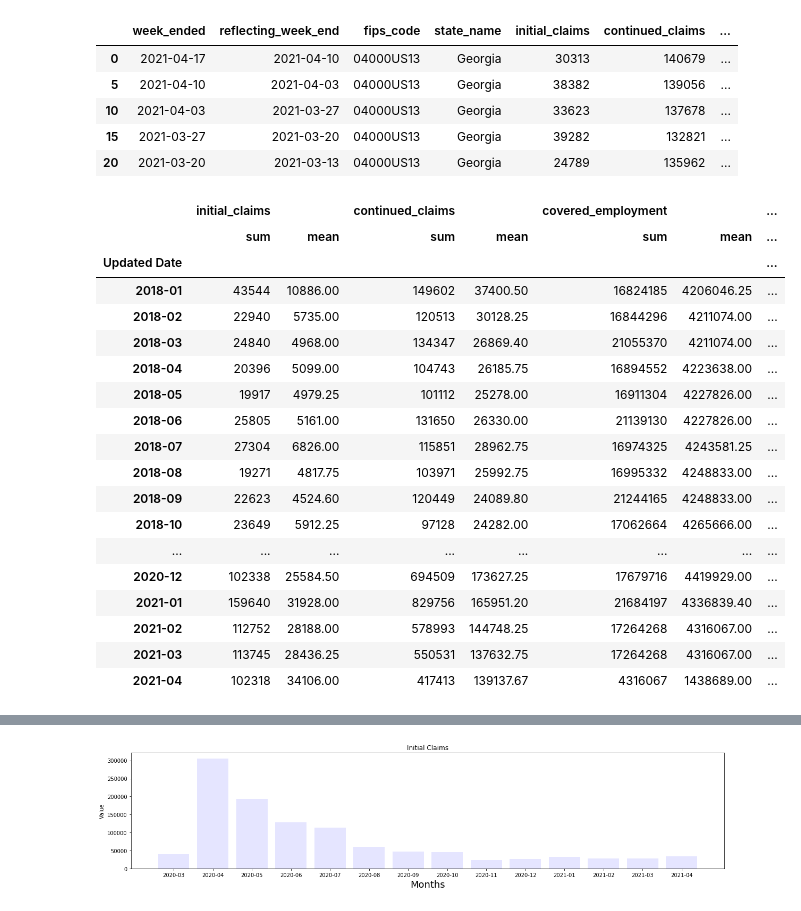
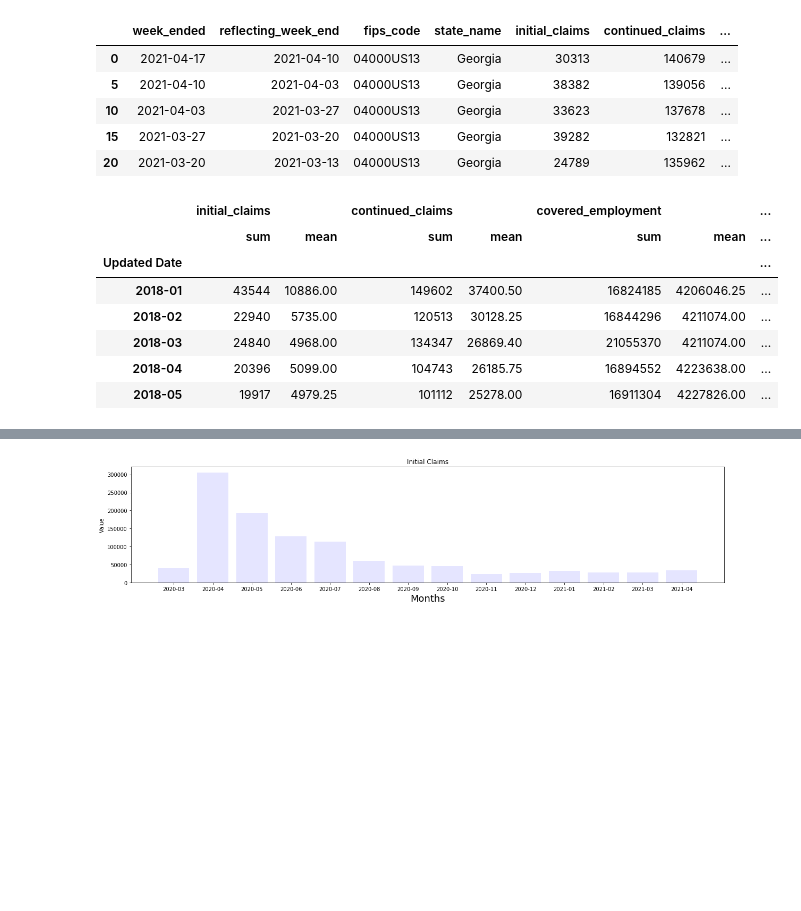
Before and after one commit to iyesogie/Covid-19-VS-The-Housing-Market, a Jupyter notebook: Project 1 final/Project 1.Final.ipynb, the cells around one changed output, grey strips where cells are left out. Cells and saved outputs as stored; diff of their text form; code cells hidden in the pictures; blank space fills up the shorter version.

```diff
--- a/Project 1 final/Project 1.Final.ipynb
+++ b/Project 1 final/Project 1.Final.ipynb
@@ -370,27 +369,16 @@ gunempd.head()
 # %%
 gdate = gunempd.groupby('Updated Date')
 unemply = round(gdate.agg(['sum', 'mean']),2)
-unemply
+unemply.head()
 # %% [output]
 |  | initial_claims |  | continued_claims |  | covered_employment |  | ... |
 |  | sum | mean | sum | mean | sum | mean | ... |
 | Updated Date |  |  |  |  |  |  | ... |
 | 2018-01 | 43544 | 10886.00 | 149602 | 37400.50 | 16824185 | 4206046.25 | ... |
 | 2018-02 | 22940 | 5735.00 | 120513 | 30128.25 | 16844296 | 4211074.00 | ... |
 | 2018-03 | 24840 | 4968.00 | 134347 | 26869.40 | 21055370 | 4211074.00 | ... |
 | 2018-04 | 20396 | 5099.00 | 104743 | 26185.75 | 16894552 | 4223638.00 | ... |
 | 2018-05 | 19917 | 4979.25 | 101112 | 25278.00 | 16911304 | 4227826.00 | ... |
-| 2018-06 | 25805 | 5161.00 | 131650 | 26330.00 | 21139130 | 4227826.00 | ... |
-| 2018-07 | 27304 | 6826.00 | 115851 | 28962.75 | 16974325 | 4243581.25 | ... |
-| 2018-08 | 19271 | 4817.75 | 103971 | 25992.75 | 16995332 | 4248833.00 | ... |
-| 2018-09 | 22623 | 4524.60 | 120449 | 24089.80 | 21244165 | 4248833.00 | ... |
-| 2018-10 | 23649 | 5912.25 | 97128 | 24282.00 | 17062664 | 4265666.00 | ... |
-| ... | ... | ... | ... | ... | ... | ... | ... |
-| 2020-12 | 102338 | 25584.50 | 694509 | 173627.25 | 17679716 | 4419929.00 | ... |
-| 2021-01 | 159640 | 31928.00 | 829756 | 165951.20 | 21684197 | 4336839.40 | ... |
-| 2021-02 | 112752 | 28188.00 | 578993 | 144748.25 | 17264268 | 4316067.00 | ... |
-| 2021-03 | 113745 | 28436.25 | 550531 | 137632.75 | 17264268 | 4316067.00 | ... |
-| 2021-04 | 102318 | 34106.00 | 417413 | 139137.67 | 4316067 | 1438689.00 | ... |
 # %%
 unemp = unemply.loc['2020-03':'2021-04']
 unemp
```
Also changed, not shown: parts of 2 cells of this notebook.
